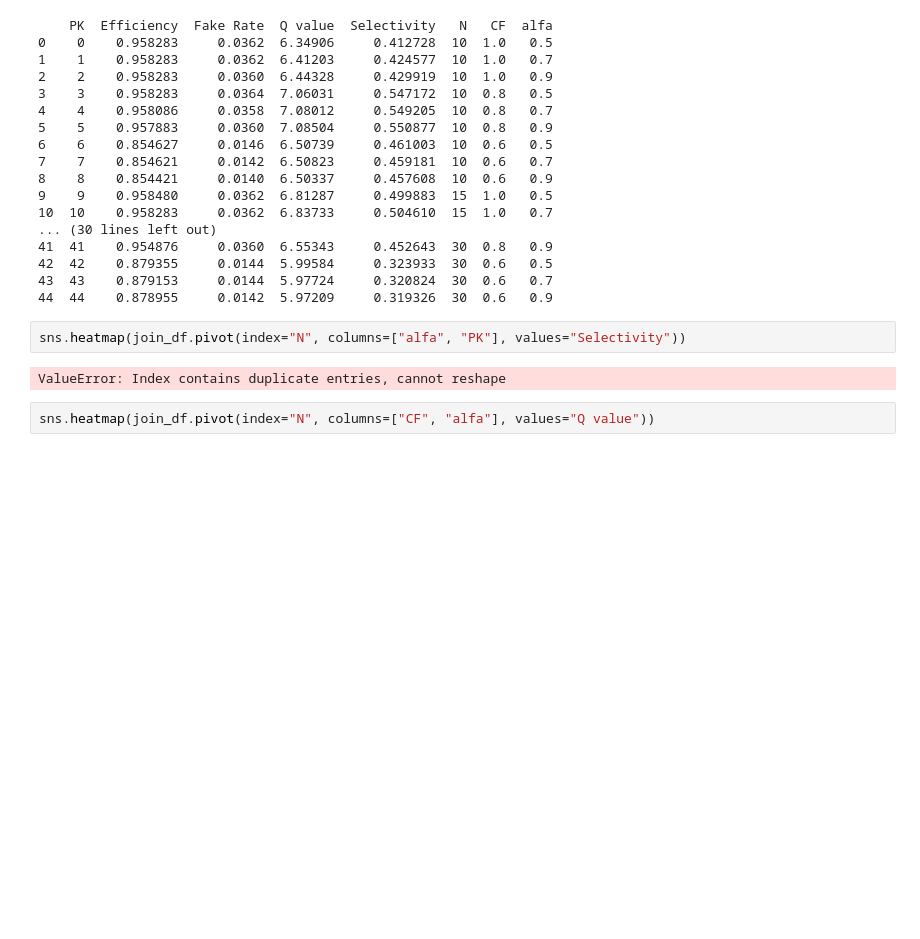
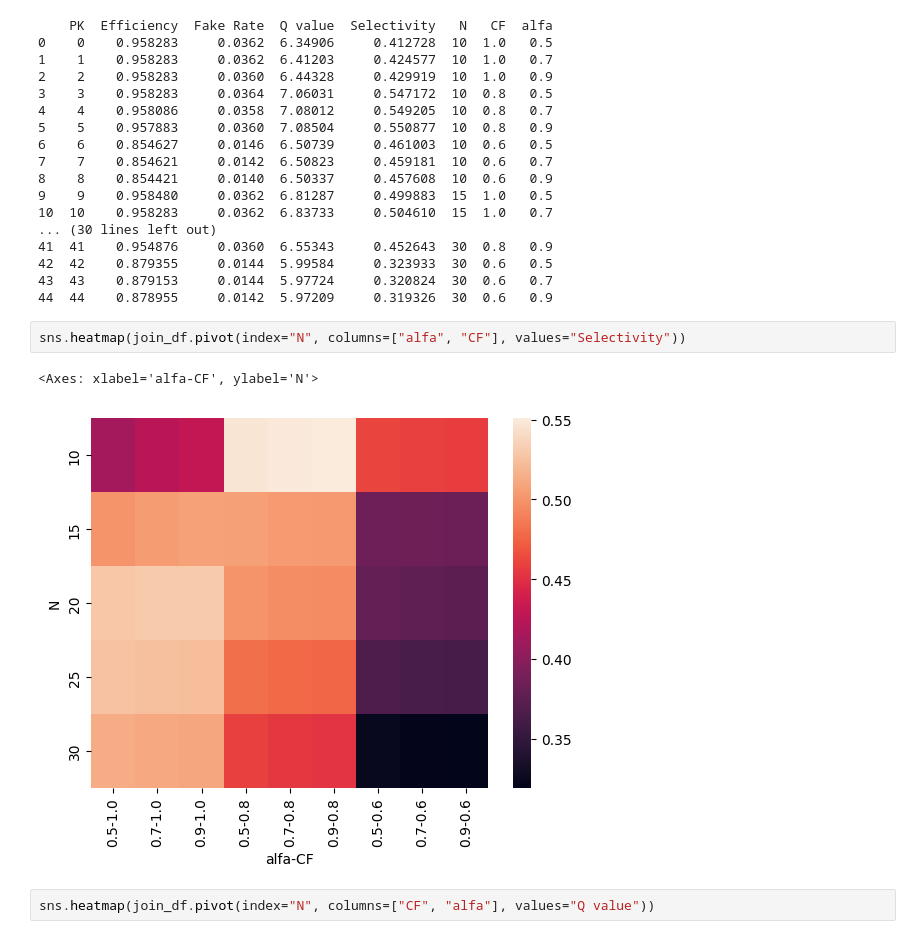
Before and after one commit to Fabiocufino/CMS-SpikingNeuralNetwork, a Jupyter notebook: Software_Macchine/out_analysis_neurons.ipynb, the cells around one changed output. Cells and saved outputs as stored; diff of their text form; blank space fills up the shorter version.

```diff
--- a/Software_Macchine/out_analysis_neurons.ipynb
+++ b/Software_Macchine/out_analysis_neurons.ipynb
@@ -141,9 +141,10 @@ print (join_df)
 43  43    0.879153     0.0144  5.97724     0.320824  30  0.6   0.7
 44  44    0.878955     0.0142  5.97209     0.319326  30  0.6   0.9
 # %%
-sns.heatmap(join_df.pivot(index="N", columns=["alfa", "PK"], values="Selectivity"))
+sns.heatmap(join_df.pivot(index="N", columns=["alfa", "CF"], values="Selectivity"))
 # %% [output]
-ValueError: Index contains duplicate entries, cannot reshape
+<Axes: xlabel='alfa-CF', ylabel='N'>
+[figure, added]
 # %%
 sns.heatmap(join_df.pivot(index="N", columns=["CF", "alfa"], values="Q value"))
 # %% [output]
```
Also changed, not shown: parts of 2 cells of this notebook, 15 other files.
